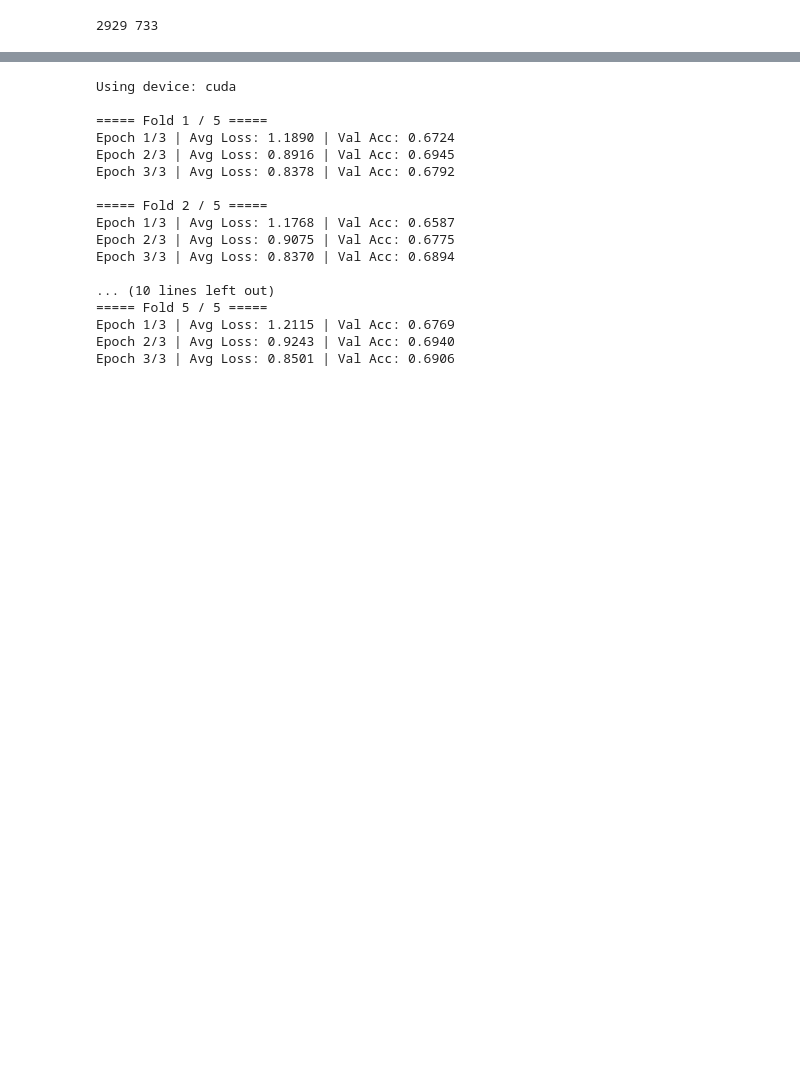
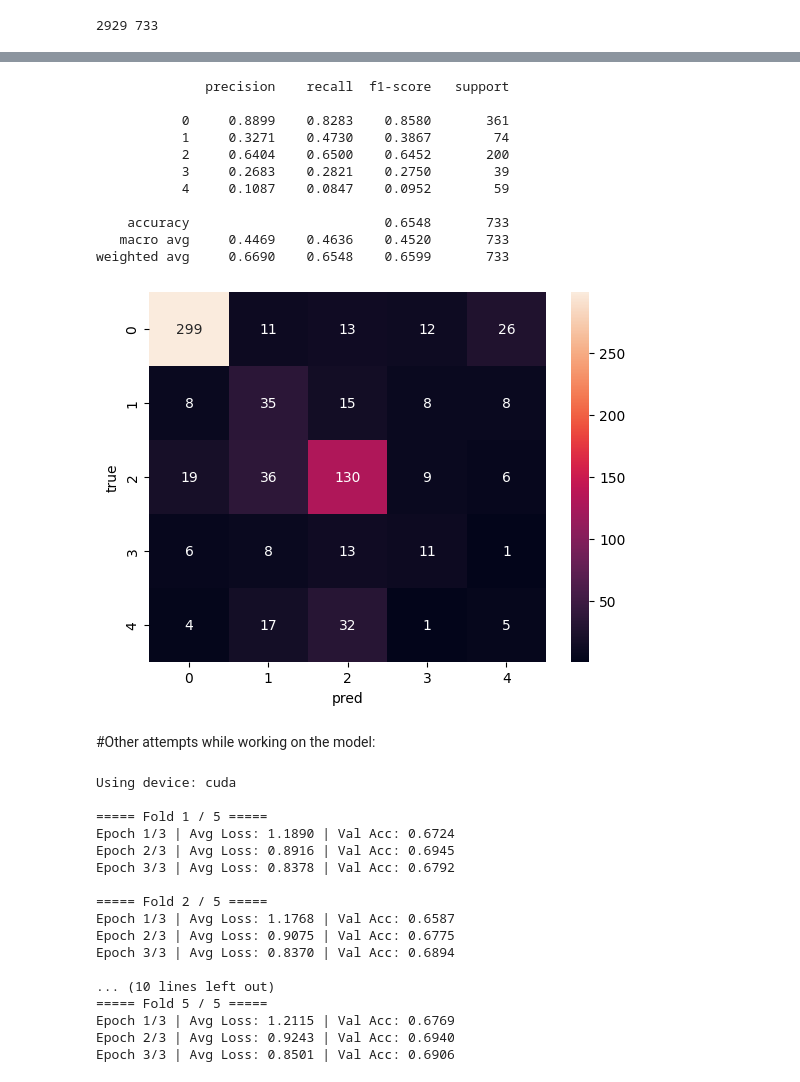
Before and after one commit to andrewjc03/cs284a-project, a Jupyter notebook: DR_Detection.ipynb, the cells around one changed output, grey strips where cells are left out. Drawn from its saved outputs; the diff is of its cells as text; code cells hidden in the pictures; blank space fills up the shorter version.

Commit message:
Trained a ResNet50 model

```diff
--- a/DR_Detection.ipynb
+++ b/DR_Detection.ipynb
@@ -108,7 +116,7 @@ def get_loaders(fold):
 # %% [markdown]
 Training Function
 # %%
-def train_one_fold(model, train_loader, val_loader, fold, epochs=3, patience=3):
+def train_one_fold(model, train_loader, val_loader, fold, epochs=3, patience=3, criterion = None):
 
     best_qwk = -np.inf
     wait = 0
@@ -119,7 +127,7 @@ def train_one_fold(model, train_loader, val_loader, fold, epochs=3, patience=3):
         model.train()
         running_loss = 0.0
 
-        for imgs, labels in tqdm(train_loader, desc=f"Fold {fold} Epoch {epoch+1}"):
+        for imgs, labels in tqdm(train_loader, desc=f"Fold {fold + 1} Epoch {epoch+1}"):
             imgs = imgs.cuda(); labels = labels.cuda()
 
             optimizer.zero_grad()
@@ -151,7 +159,7 @@ def train_one_fold(model, train_loader, val_loader, fold, epochs=3, patience=3):
         if qwk > best_qwk:
             best_qwk = qwk
             wait = 0
-            torch.save(model.state_dict(), f"best_model_fold_{fold}.pt")
+            torch.save(model.state_dict(), f"best_model_fold_{fold + 1}.pt")
             print("  -> Saved new best model")
         else:
             wait += 1
@@ -204,11 +381,0 @@ criterion = nn.CrossEntropyLoss(weight=class_weights)
-# %%
-skf = StratifiedKFold(n_splits=5, shuffle=True, random_state=42)
-
-for fold, (tr_idx, val_idx) in enumerate(skf.split(train_df, train_df["diagnosis"])):
-    fold_train_df = train_df.iloc[tr_idx].reset_index(drop=True)
-    fold_val_df   = train_df.iloc[val_idx].reset_index(drop=True)
-
-    fold_train_df.to_csv(f"fold_{fold}_train.csv", index=False)
-    fold_val_df.to_csv(f"fold_{fold}_val.csv", index=False)
-
-    print(f"Fold {fold}: train={len(fold_train_df)}, val={len(fold_val_df)}")
@@ -334 +529,27 @@ Test Set QWK: 0.5970
+# %%
+from sklearn.metrics import classification_report, confusion_matrix
+import seaborn as sns
+import matplotlib.pyplot as plt
+
+y_true = test_df["diagnosis"].values
+y_pred = final_preds.numpy()
+
+print(classification_report(y_true, y_pred, digits=4))
+cm = confusion_matrix(y_true, y_pred)
+sns.heatmap(cm, annot=True, fmt='d'); plt.xlabel("pred"); plt.ylabel("true"); plt.show()
+# %% [output]
+              precision    recall  f1-score   support
+
+           0     0.8899    0.8283    0.8580       361
+           1     0.3271    0.4730    0.3867        74
+           2     0.6404    0.6500    0.6452       200
+           3     0.2683    0.2821    0.2750        39
+           4     0.1087    0.0847    0.0952        59
+
+    accuracy                         0.6548       733
+   macro avg     0.4469    0.4636    0.4520       733
+weighted avg     0.6690    0.6548    0.6599       733
+[figure, added]
+# %% [markdown]
+#Other attempts while working on the model:
 # %%
```
Also changed, not shown: parts of 20 cells of this notebook.
